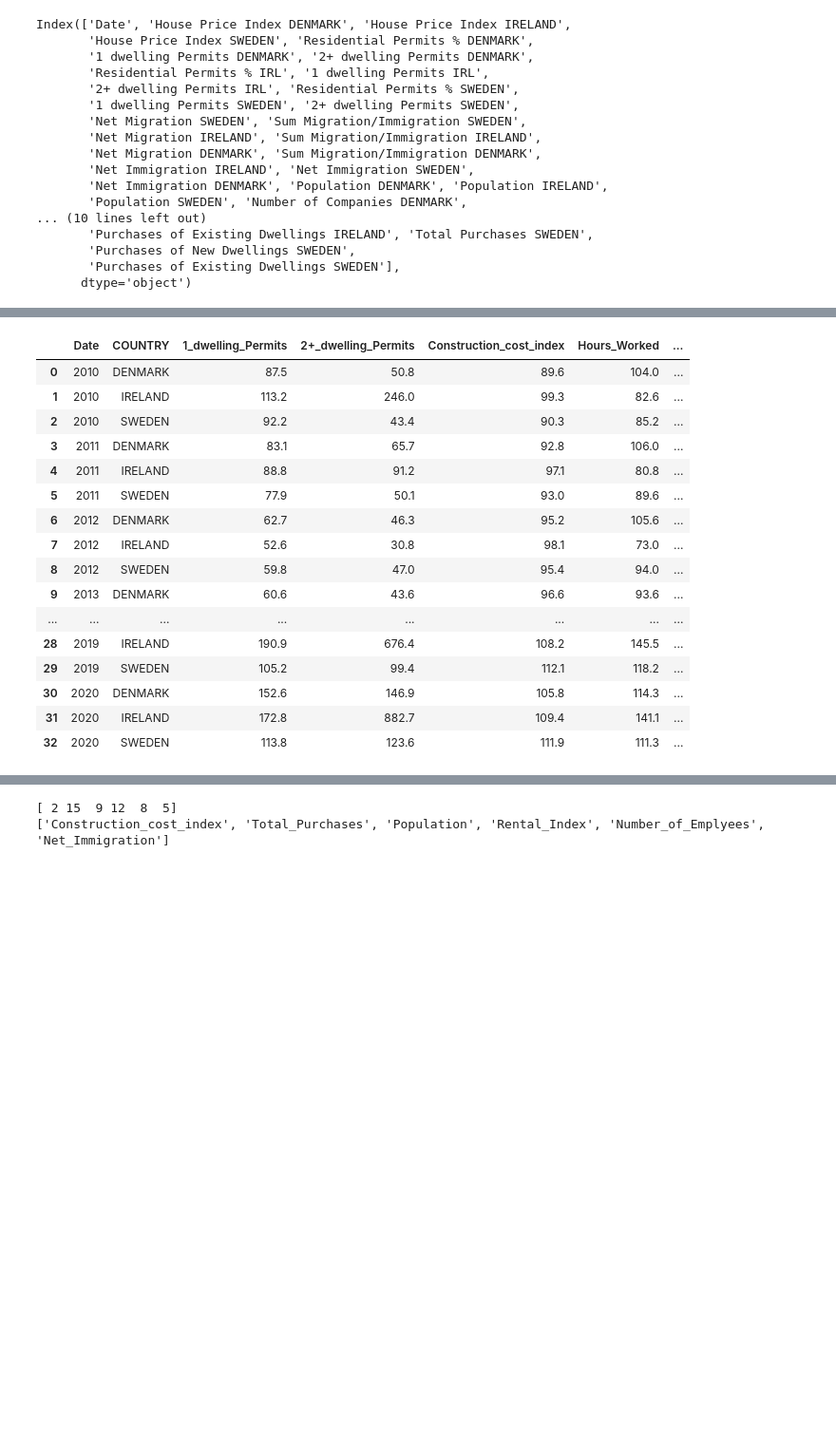
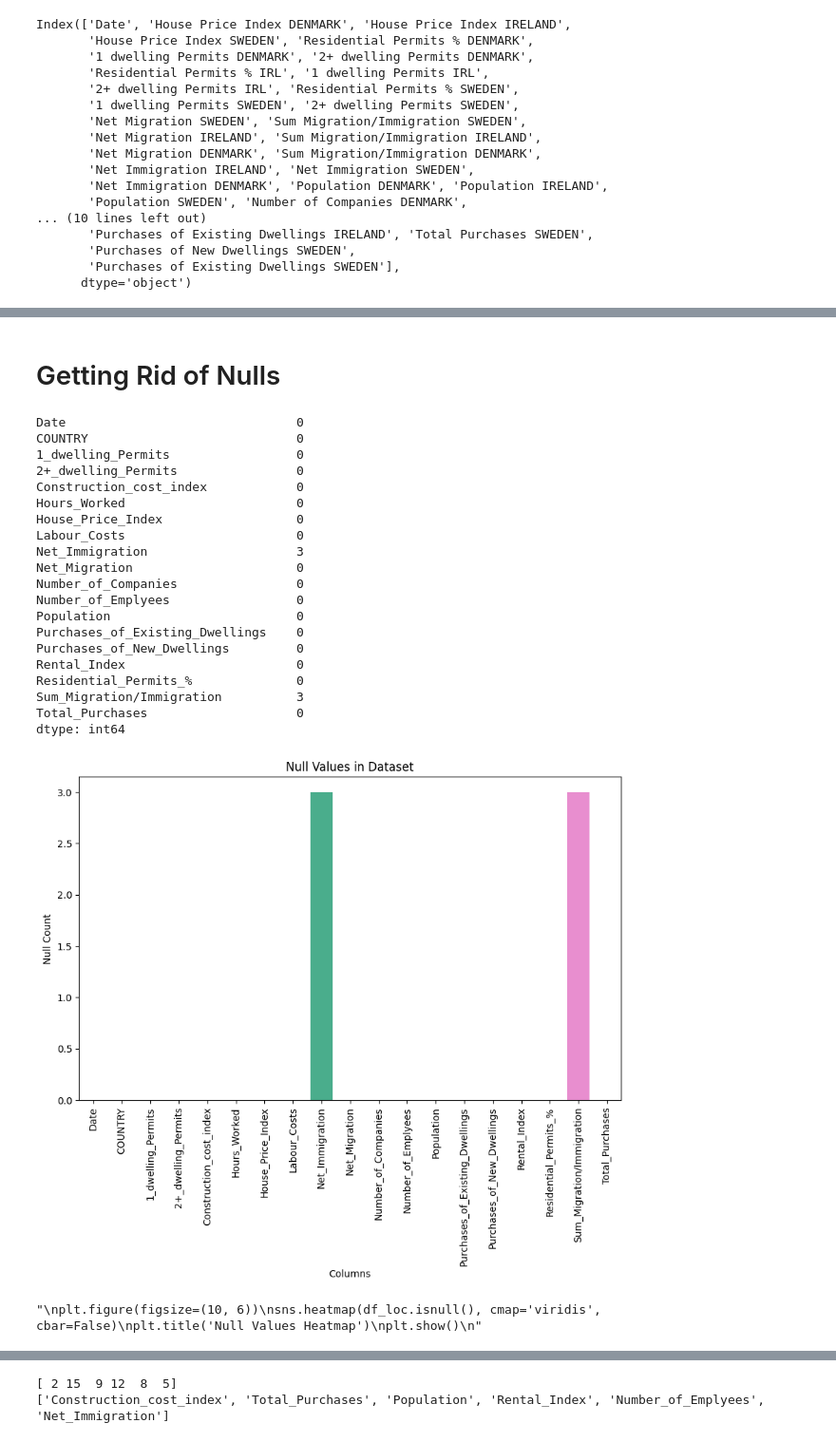
Before and after one commit to sbs23003/CA-Contstruction-Industry, a Jupyter notebook: datasets.ipynb, the cells around one changed output, grey strips where cells are left out. Shown at 95% size. Cells and saved outputs as stored; diff of their text form; code cells hidden in the pictures; blank space fills up the shorter version.

```diff
--- a/datasets.ipynb
+++ b/datasets.ipynb
@@ -72,13 +72,6 @@ df_contructionCostIndex.rename(columns={'STS_COPI_A.35AA432B3B.Y.IE': 'Construct
                                         'STS_COPI_A.35AA432B3B.Y.SE': 'Construction cost index SWEDEN',
                                         'STS_COPI_A.35AA432B3B.Y.DK': 'Construction cost index DENMARK'}, inplace=True)
 
-
-# LABOUR COST
-df_labourCost = pd.read_csv(
-	'https://www.econdb.com/api/series/?token=5afbde044b49ab5e9a544d598f07150c0c5611cd&page=1&v=Geopolitical+entity+%28reporting%29&h=TIME&from=2009-01-01&to=2022-01-01&FREQ=%5BA%5D&GEO=%5BSE%2CDK%2CIE%5D&INDIC_BT=%5BWAGE%5D&NACE_R2=%5BF%5D&S_ADJ=%5BCA%5D&UNIT=%5BI15%5D&format=csv&dataset=STS_COLB_A')
-df_labourCost.rename(columns={'STS_COLB_A.35A9119F6E32B3B.Y.IE': 'Labour Costs IRELAND',
-                              'STS_COLB_A.35A9119F6E32B3B.Y.SE': 'Labour Costs SWEDEN',
-                              'STS_COLB_A.35A9119F6E32B3B.Y.DK': 'Labour Costs DENMARK'}, inplace=True)
 
 # CONSTRUCTION PRODUCTION VOLUME
 df_productionVolume = pd.read_csv(
@@ -389,23 +355,53 @@ df_loc.to_csv('outsff464df1.csv', index=False)
 # Reshape the data into the desired format
 #reshaped_df = melted_df.pivot(index='date', columns='COUNTRY', values='VALUE').reset_index()
 #merge_aux5.columns
+# %% [markdown]
+# Getting Rid of Nulls
 # %%
-df_loc
+df_loc.isnull().sum()
 # %% [output]
-|  | Date | COUNTRY | 1_dwelling_Permits | 2+_dwelling_Permits | Construction_cost_index | Hours_Worked | ... |
-| 0 | 2010 | DENMARK | 87.5 | 50.8 | 89.6 | 104.0 | ... |
-| 1 | 2010 | IRELAND | 113.2 | 246.0 | 99.3 | 82.6 | ... |
-| 2 | 2010 | SWEDEN | 92.2 | 43.4 | 90.3 | 85.2 | ... |
-| 3 | 2011 | DENMARK | 83.1 | 65.7 | 92.8 | 106.0 | ... |
-| 4 | 2011 | IRELAND | 88.8 | 91.2 | 97.1 | 80.8 | ... |
-| 5 | 2011 | SWEDEN | 77.9 | 50.1 | 93.0 | 89.6 | ... |
-| 6 | 2012 | DENMARK | 62.7 | 46.3 | 95.2 | 105.6 | ... |
-| 7 | 2012 | IRELAND | 52.6 | 30.8 | 98.1 | 73.0 | ... |
-| 8 | 2012 | SWEDEN | 59.8 | 47.0 | 95.4 | 94.0 | ... |
-| 9 | 2013 | DENMARK | 60.6 | 43.6 | 96.6 | 93.6 | ... |
-| ... | ... | ... | ... | ... | ... | ... | ... |
-| 28 | 2019 | IRELAND | 190.9 | 676.4 | 108.2 | 145.5 | ... |
-| 29 | 2019 | SWEDEN | 105.2 | 99.4 | 112.1 | 118.2 | ... |
-| 30 | 2020 | DENMARK | 152.6 | 146.9 | 105.8 | 114.3 | ... |
-| 31 | 2020 | IRELAND | 172.8 | 882.7 | 109.4 | 141.1 | ... |
-| 32 | 2020 | SWEDEN | 113.8 | 123.6 | 111.9 | 111.3 | ... |
+Date                               0
+COUNTRY                            0
+1_dwelling_Permits                 0
+2+_dwelling_Permits                0
+Construction_cost_index            0
+Hours_Worked                       0
+House_Price_Index                  0
+Labour_Costs                       0
+Net_Immigration                    3
+Net_Migration                      0
+Number_of_Companies                0
+Number_of_Emplyees                 0
+Population                         0
+Purchases_of_Existing_Dwellings    0
+Purchases_of_New_Dwellings         0
+Rental_Index                       0
+Residential_Permits_%              0
+Sum_Migration/Immigration          3
+Total_Purchases                    0
+dtype: int64
+# %%
+import pandas as pd
+import matplotlib.pyplot as plt
+import seaborn as sns
+
+# Create a bar plot showing the count of null values in each column
+null_counts = df_loc.isnull().sum()
+plt.figure(figsize=(10, 6))
+sns.barplot(x=null_counts.index, y=null_counts)
+plt.xticks(rotation=90)
+plt.xlabel('Columns')
+plt.ylabel('Null Count')
+plt.title('Null Values in Dataset')
+plt.show()
+
+# Create a heatmap to visualize the null values
+"""
+plt.figure(figsize=(10, 6))
+sns.heatmap(df_loc.isnull(), cmap='viridis', cbar=False)
+plt.title('Null Values Heatmap')
+plt.show()
+"""
+# %% [output]
+[figure, added]
+"\nplt.figure(figsize=(10, 6))\nsns.heatmap(df_loc.isnull(), cmap='viridis', cbar=False)\nplt.title('Null Values Heatmap')\nplt.show()\n"
```
Also changed, not shown: parts of 16 cells of this notebook.
